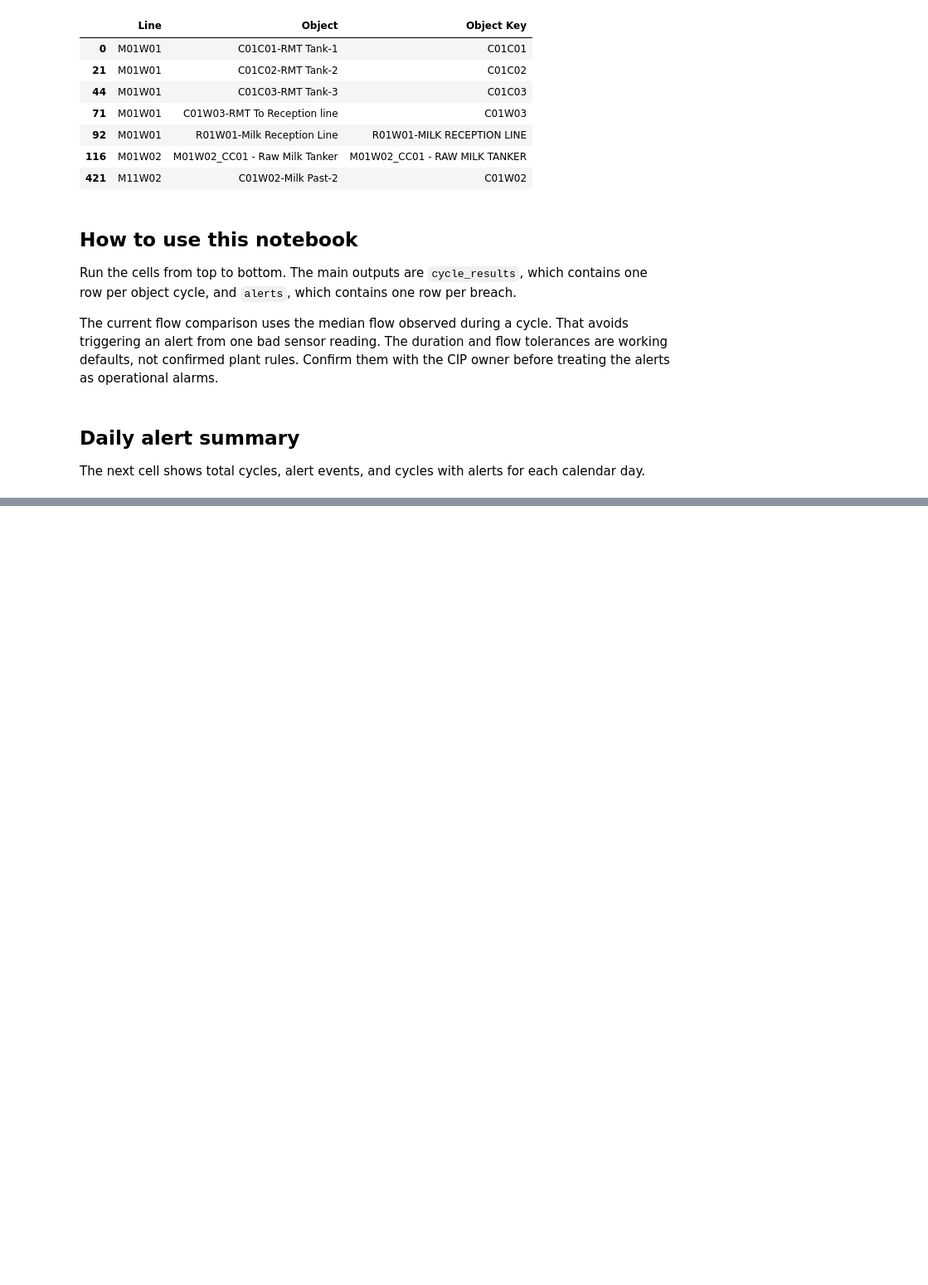
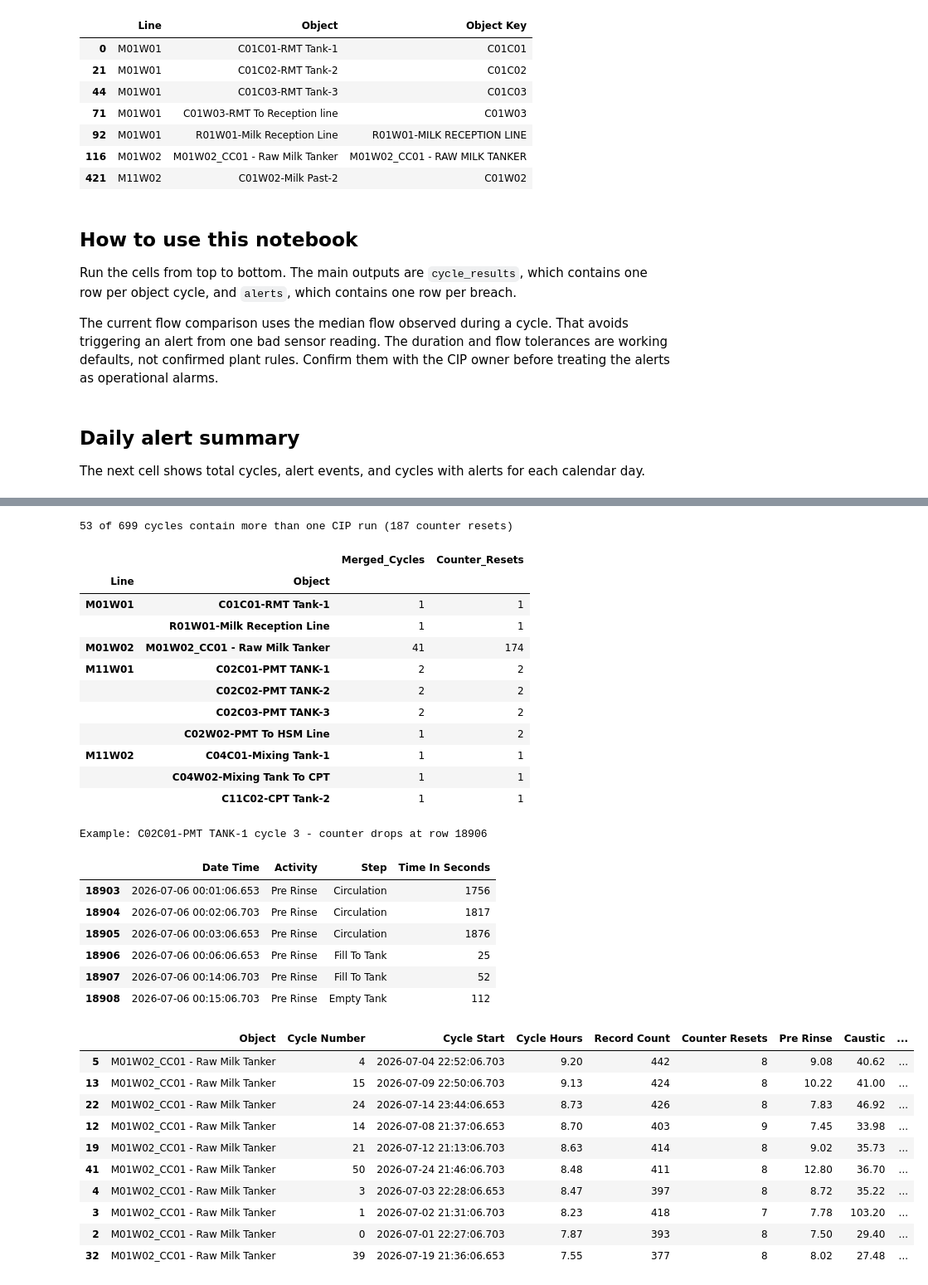
Before and after one commit to snigdh-encytics-rf/CIP_alert, a Jupyter notebook: denon_cip_alerting.ipynb, the cells around one changed output, grey strips where cells are left out. Shown at 83% size. Cells and saved outputs as stored; diff of their text form; code cells hidden in the pictures; blank space fills up the shorter version.

```diff
--- a/denon_cip_alerting.ipynb
+++ b/denon_cip_alerting.ipynb
@@ -340,0 +418,59 @@ alerts_per_day.sort_values('Alert Date')
+# %%
+# Check: cycles where the elapsed counter drops (a new CIP run started inside the cycle)
+counter_drop = logs.groupby(cycle_keys, dropna=False)['Time In Seconds'].diff().lt(0)
+merged_cycles = (logs[counter_drop]
+                 .groupby(cycle_keys, dropna=False).size()
+                 .rename('Counter Resets').reset_index()
+                 .merge(cycle_results[cycle_keys + ['Cycle Start', 'Cycle End', 'Record Count',
+                                                    'Status', 'Pre Rinse', 'Caustic', 'Final Rinse']],
+                        on=cycle_keys))
+merged_cycles['Cycle Hours'] = (merged_cycles['Cycle End'] - merged_cycles['Cycle Start']).dt.total_seconds() / 3600
+
+print(f"{len(merged_cycles)} of {len(cycle_results)} cycles contain more than one CIP run "
+      f"({merged_cycles['Counter Resets'].sum()} counter resets)")
+display(merged_cycles.groupby(['Line', 'Object'])
+        .agg(Merged_Cycles=('Cycle Number', 'size'), Counter_Resets=('Counter Resets', 'sum')))
+
+# Example: the records around a reset in a matched object
+example = merged_cycles[merged_cycles['Status'].ne('NO REFERENCE')].iloc[0]
+example_rows = logs[(logs['Object'] == example['Object']) & (logs['Cycle Number'] == example['Cycle Number'])]
+reset_at = example_rows.index[counter_drop.loc[example_rows.index]][0]
+position = example_rows.index.get_loc(reset_at)
+print(f"\nExample: {example['Object']} cycle {example['Cycle Number']} - counter drops at row {reset_at}")
+display(example_rows.iloc[max(position - 3, 0):position + 3][['Date Time', 'Activity', 'Step', 'Time In Seconds']])
+display(merged_cycles.sort_values('Cycle Hours', ascending=False)
+        [['Object', 'Cycle Number', 'Cycle Start', 'Cycle Hours', 'Record Count',
+          'Counter Resets', 'Pre Rinse', 'Caustic', 'Final Rinse', 'Status']].head(10).round(2))
+# %% [output]
+53 of 699 cycles contain more than one CIP run (187 counter resets)
+|  |  | Merged_Cycles | Counter_Resets |
+| Line | Object |  |  |
+| M01W01 | C01C01-RMT Tank-1 | 1 | 1 |
+|  | R01W01-Milk Reception Line | 1 | 1 |
+| M01W02 | M01W02_CC01 - Raw Milk Tanker | 41 | 174 |
+| M11W01 | C02C01-PMT TANK-1 | 2 | 2 |
+|  | C02C02-PMT TANK-2 | 2 | 2 |
+|  | C02C03-PMT TANK-3 | 2 | 2 |
+|  | C02W02-PMT To HSM Line | 1 | 2 |
+| M11W02 | C04C01-Mixing Tank-1 | 1 | 1 |
+|  | C04W02-Mixing Tank To CPT | 1 | 1 |
+|  | C11C02-CPT Tank-2 | 1 | 1 |
+Example: C02C01-PMT TANK-1 cycle 3 - counter drops at row 18906
+|  | Date Time | Activity | Step | Time In Seconds |
+| 18903 | 2026-07-06 00:01:06.653 | Pre Rinse | Circulation | 1756 |
+| 18904 | 2026-07-06 00:02:06.703 | Pre Rinse | Circulation | 1817 |
+| 18905 | 2026-07-06 00:03:06.653 | Pre Rinse | Circulation | 1876 |
+| 18906 | 2026-07-06 00:06:06.653 | Pre Rinse | Fill To Tank | 25 |
+| 18907 | 2026-07-06 00:14:06.703 | Pre Rinse | Fill To Tank | 52 |
+| 18908 | 2026-07-06 00:15:06.703 | Pre Rinse | Empty Tank | 112 |
+|  | Object | Cycle Number | Cycle Start | Cycle Hours | Record Count | Counter Resets | Pre Rinse | Caustic | ... |
+| 5 | M01W02_CC01 - Raw Milk Tanker | 4 | 2026-07-04 22:52:06.703 | 9.20 | 442 | 8 | 9.08 | 40.62 | ... |
+| 13 | M01W02_CC01 - Raw Milk Tanker | 15 | 2026-07-09 22:50:06.703 | 9.13 | 424 | 8 | 10.22 | 41.00 | ... |
+| 22 | M01W02_CC01 - Raw Milk Tanker | 24 | 2026-07-14 23:44:06.653 | 8.73 | 426 | 8 | 7.83 | 46.92 | ... |
+| 12 | M01W02_CC01 - Raw Milk Tanker | 14 | 2026-07-08 21:37:06.653 | 8.70 | 403 | 9 | 7.45 | 33.98 | ... |
+| 19 | M01W02_CC01 - Raw Milk Tanker | 21 | 2026-07-12 21:13:06.703 | 8.63 | 414 | 8 | 9.02 | 35.73 | ... |
+| 41 | M01W02_CC01 - Raw Milk Tanker | 50 | 2026-07-24 21:46:06.703 | 8.48 | 411 | 8 | 12.80 | 36.70 | ... |
+| 4 | M01W02_CC01 - Raw Milk Tanker | 3 | 2026-07-03 22:28:06.653 | 8.47 | 397 | 8 | 8.72 | 35.22 | ... |
+| 3 | M01W02_CC01 - Raw Milk Tanker | 1 | 2026-07-02 21:31:06.703 | 8.23 | 418 | 7 | 7.78 | 103.20 | ... |
+| 2 | M01W02_CC01 - Raw Milk Tanker | 0 | 2026-07-01 22:27:06.703 | 7.87 | 393 | 8 | 7.50 | 29.40 | ... |
+| 32 | M01W02_CC01 - Raw Milk Tanker | 39 | 2026-07-19 21:36:06.653 | 7.55 | 377 | 8 | 8.02 | 27.48 | ... |
```
Also changed, not shown: parts of 11 cells of this notebook, 1 other file.
